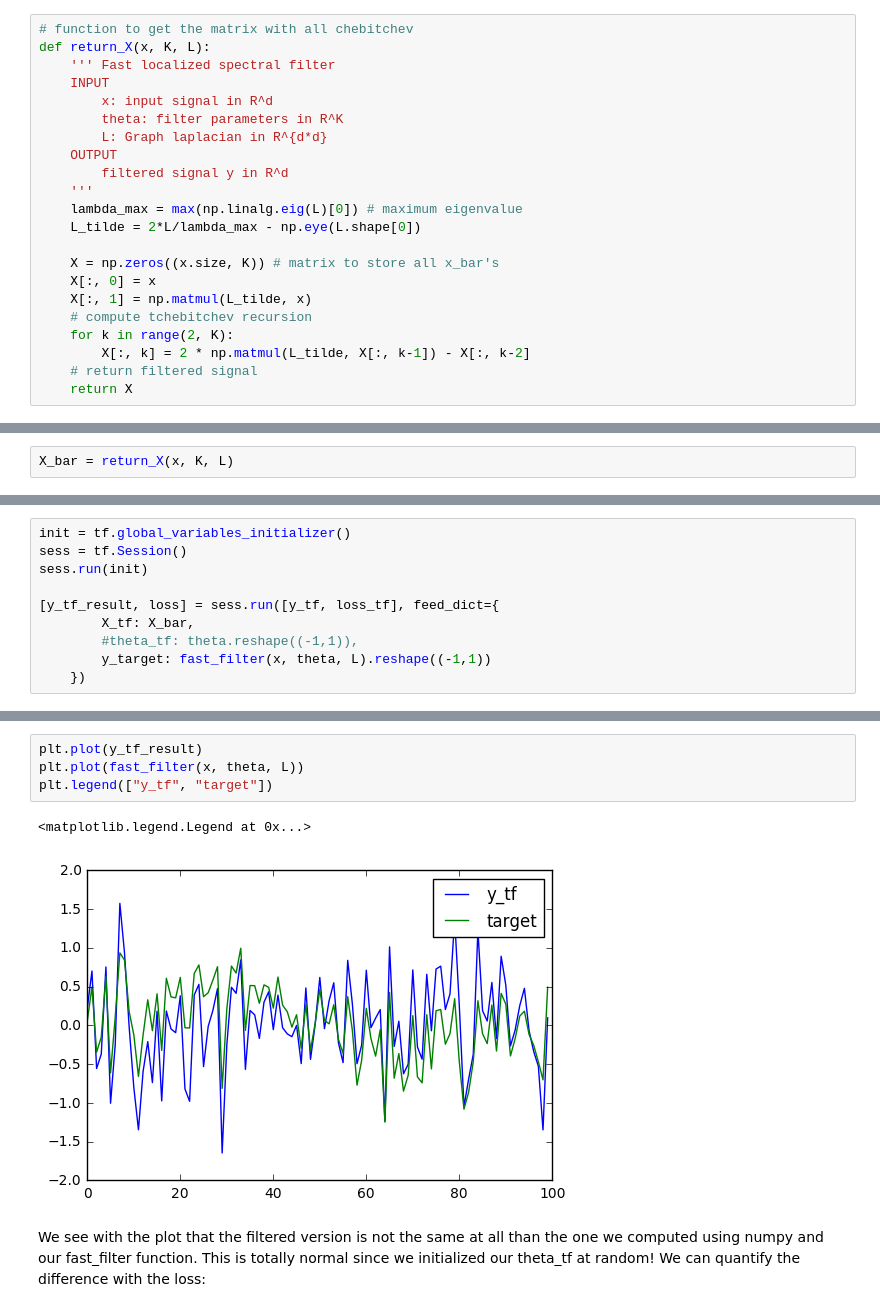
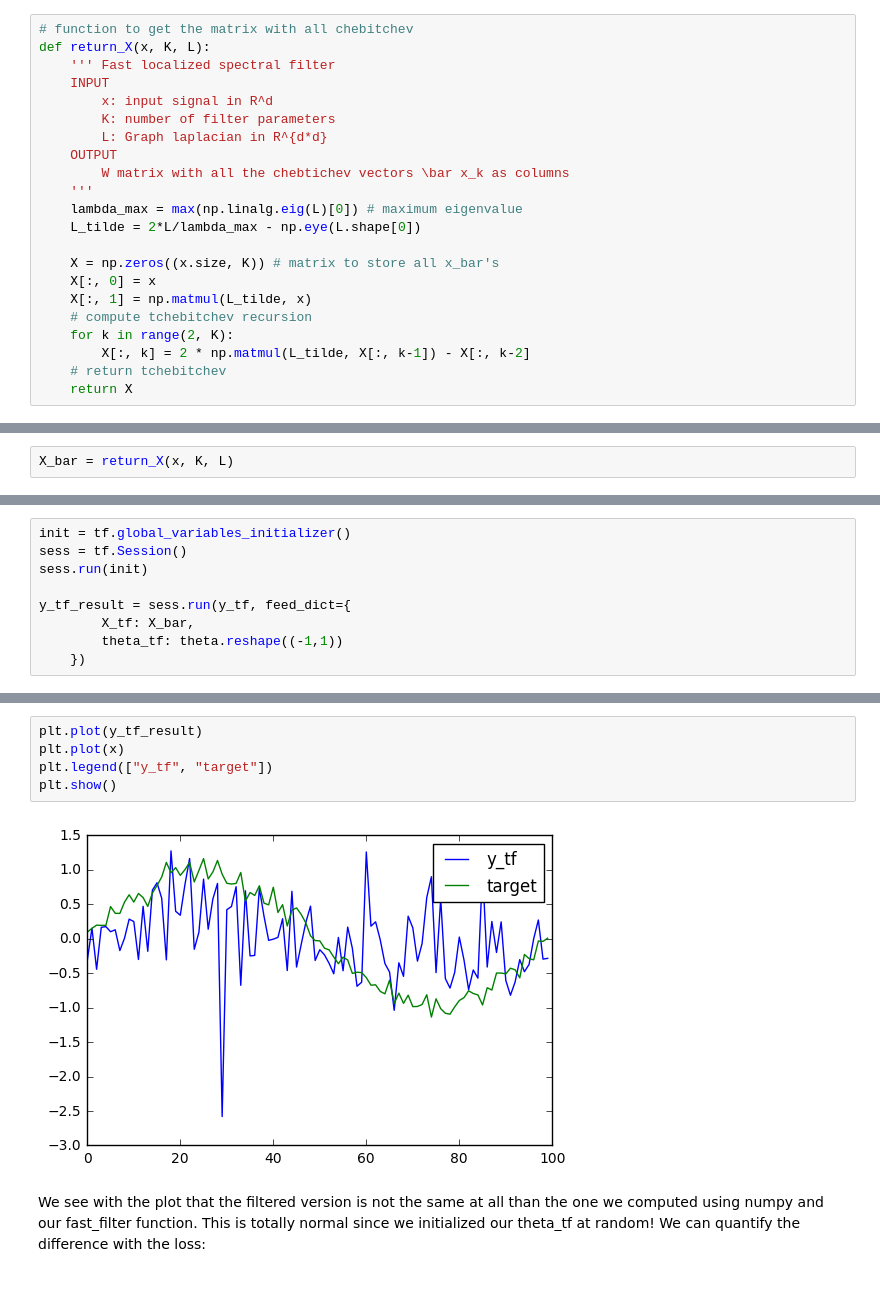
Before and after one commit to ctiennot/graphConvNet, a Jupyter notebook: drafts/localized_filter_learnt_by_GD.ipynb, the cells around one changed output, grey strips where cells are left out. Drawn from its saved outputs; the diff is of its cells as text.

```diff
--- a/drafts/localized_filter_learnt_by_GD.ipynb
+++ b/drafts/localized_filter_learnt_by_GD.ipynb
@@ -137,10 +102,10 @@ def return_X(x, K, L):
     ''' Fast localized spectral filter
     INPUT
         x: input signal in R^d
-        theta: filter parameters in R^K
+        K: number of filter parameters
         L: Graph laplacian in R^{d*d}
     OUTPUT
-        filtered signal y in R^d
+        W matrix with all the chebtichev vectors \bar x_k as columns
     '''
     lambda_max = max(np.linalg.eig(L)[0]) # maximum eigenvalue
     L_tilde = 2*L/lambda_max - np.eye(L.shape[0])
@@ -151,7 +116,7 @@ def return_X(x, K, L):
     # compute tchebitchev recursion
     for k in range(2, K):
         X[:, k] = 2 * np.matmul(L_tilde, X[:, k-1]) - X[:, k-2]
-    # return filtered signal
+    # return tchebitchev
     return X
 # %% [markdown]
 We now generate the $\bar X$ matrix
@@ -164,8 +129,7 @@ init = tf.global_variables_initializer()
 sess = tf.Session()
 sess.run(init)
 
-[y_tf_result, loss] = sess.run([y_tf, loss_tf], feed_dict={
+y_tf_result = sess.run(y_tf, feed_dict={
         X_tf: X_bar,
-        #theta_tf: theta.reshape((-1,1)),
-        y_target: fast_filter(x, theta, L).reshape((-1,1))
+        theta_tf: theta.reshape((-1,1))
     })
@@ -172,10 +179,10 @@ sess.run(init)
 # %%
 plt.plot(y_tf_result)
-plt.plot(fast_filter(x, theta, L))
+plt.plot(x)
 plt.legend(["y_tf", "target"])
+plt.show()
 # %% [output]
-<matplotlib.legend.Legend at 0x...>
-[figure, old version]
+[figure, new version]
 # %% [markdown]
 We see with the plot that the filtered version is not the same at all than the one we computed using numpy and our fast_filter function. This is totally normal since we initialized our theta_tf at random! We can quantify the difference with the loss:
 # %%
```
Also changed, not shown: parts of 39 cells of this notebook, 1 other file.
